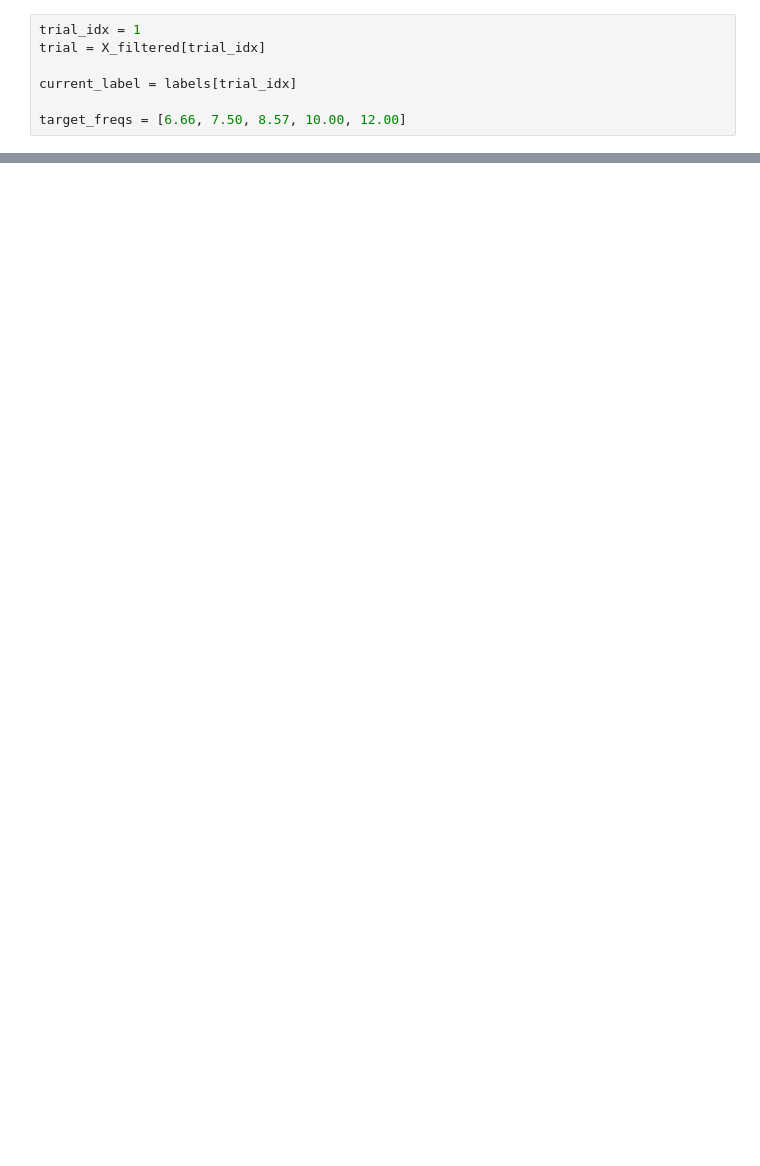
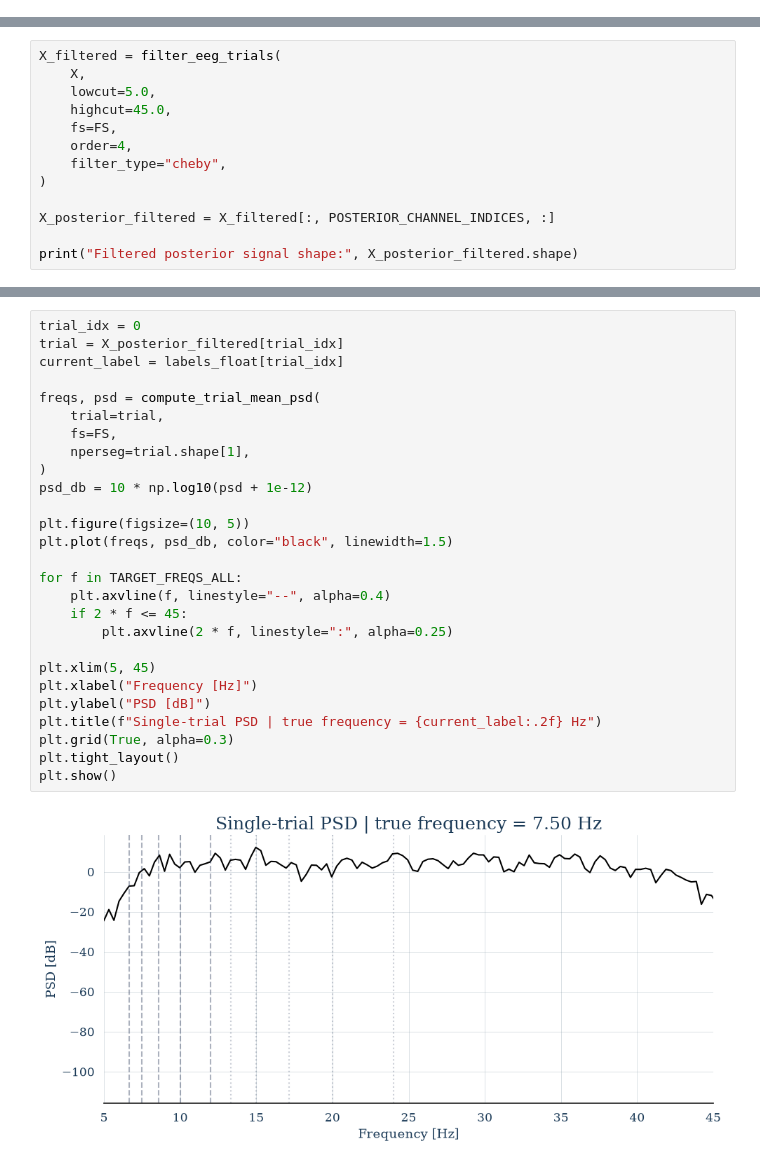
Before and after one commit to KN-Neuron/TALON, a Jupyter notebook: EDA/SSVEP_EDA.ipynb, the cells around one changed output, grey strips where cells are left out. Saved outputs shown, nothing was run; the diff lists cells and outputs as text; blank space fills up the shorter version.

```diff
--- a/EDA/SSVEP_EDA.ipynb
+++ b/EDA/SSVEP_EDA.ipynb
@@ -311,7 +0,0 @@ Peter D.Welch
-# %%
-trial_idx = 1
-trial = X_filtered[trial_idx]
-
-current_label = labels[trial_idx]
-
-target_freqs = [6.66, 7.50, 8.57, 10.00, 12.00]
@@ -1049,0 +712,13 @@ Z perspektywy praktycznego systemu sterowania oznacza to, że nie wszystkie dost
+# %%
+X_filtered = filter_eeg_trials(
+    X,
+    lowcut=5.0,
+    highcut=45.0,
+    fs=FS,
+    order=4,
+    filter_type="cheby",
+)
+
+X_posterior_filtered = X_filtered[:, POSTERIOR_CHANNEL_INDICES, :]
+
+print("Filtered posterior signal shape:", X_posterior_filtered.shape)
@@ -1049,0 +801,29 @@ Z perspektywy praktycznego systemu sterowania oznacza to, że nie wszystkie dost
+# %%
+trial_idx = 0
+trial = X_posterior_filtered[trial_idx]
+current_label = labels_float[trial_idx]
+
+freqs, psd = compute_trial_mean_psd(
+    trial=trial,
+    fs=FS,
+    nperseg=trial.shape[1],
+)
+psd_db = 10 * np.log10(psd + 1e-12)
+
+plt.figure(figsize=(10, 5))
+plt.plot(freqs, psd_db, color="black", linewidth=1.5)
+
+for f in TARGET_FREQS_ALL:
+    plt.axvline(f, linestyle="--", alpha=0.4)
+    if 2 * f <= 45:
+        plt.axvline(2 * f, linestyle=":", alpha=0.25)
+
+plt.xlim(5, 45)
+plt.xlabel("Frequency [Hz]")
+plt.ylabel("PSD [dB]")
+plt.title(f"Single-trial PSD | true frequency = {current_label:.2f} Hz")
+plt.grid(True, alpha=0.3)
+plt.tight_layout()
+plt.show()
+# %% [output]
+[figure, added]
```
Also changed, not shown: parts of 232 cells of this notebook.
